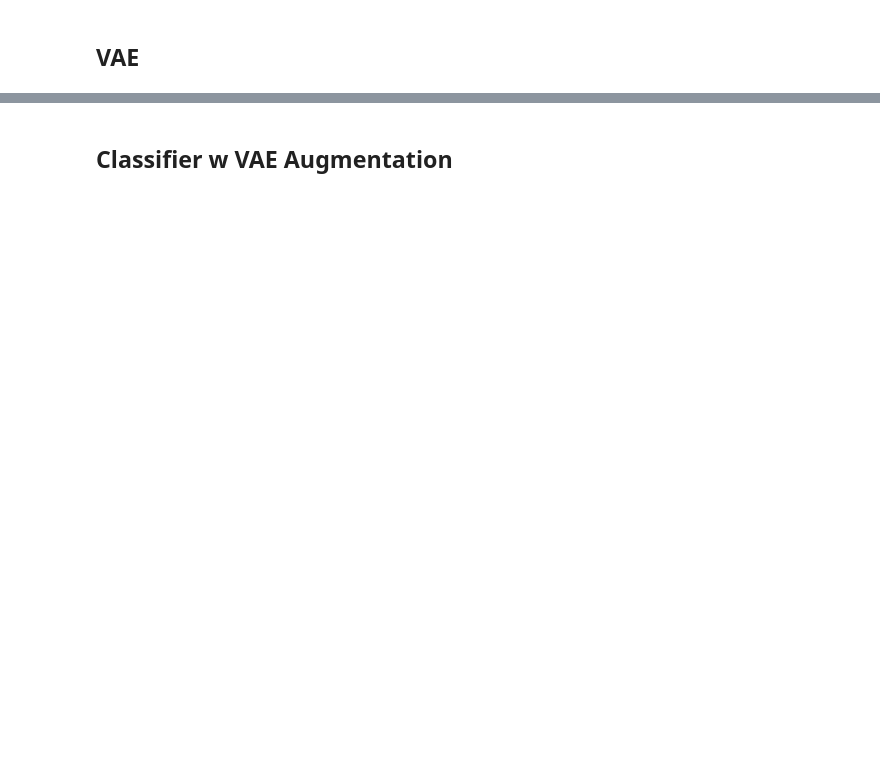
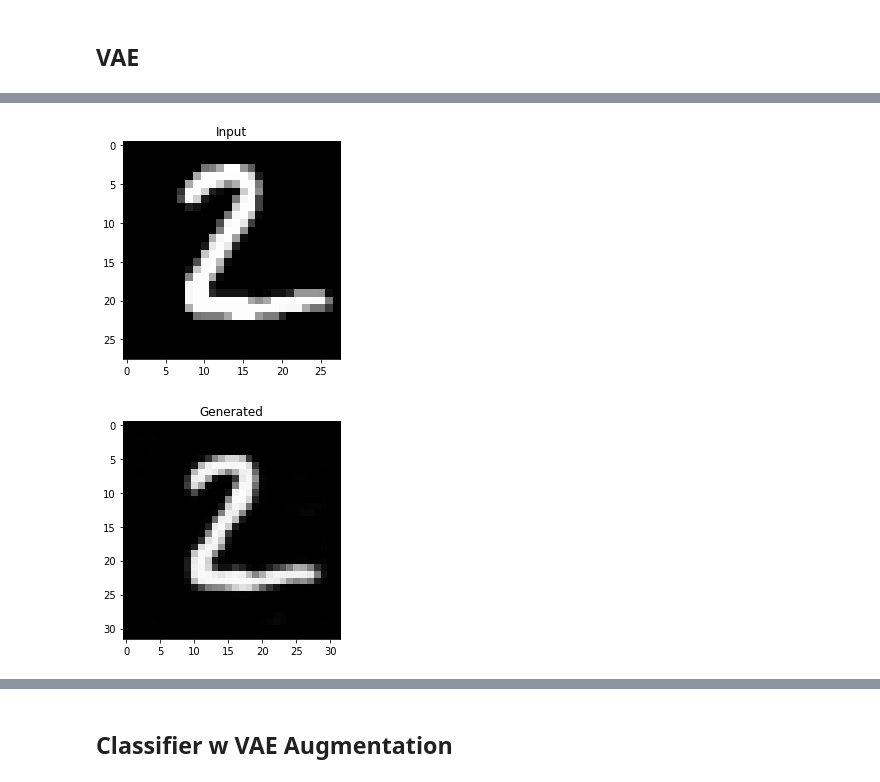
Before and after one commit to bfortuner/learning_data_aug, a Jupyter notebook: LearnDataAugMNIST.ipynb, the cells around one changed output, grey strips where cells are left out. Saved outputs shown, nothing was run; the diff lists cells and outputs as text; code cells hidden in the pictures; blank space fills up the shorter version.

```diff
--- a/LearnDataAugMNIST.ipynb
+++ b/LearnDataAugMNIST.ipynb
@@ -79,8 +80,11 @@ inputs,targs=next(iter(tst_loader))
 recon, mean, var = vae.predict(model, inputs[img_idx])
 out = vae.generate(model, mean*noise, var*noise)
 # %%
-utils.plot_tensor(inputs[img_idx], title="Input", fs=(4,4))
-utils.plot_tensor(out, title="Generated", fs=(4,4))
+utils.plot_batch(inputs[img_idx], title="Input", fs=(4,4))
+utils.plot_batch(out, title="Generated", fs=(4,4))
+# %% [output]
+[figure, added]
+[figure, added]
 # %%
 # Batch
 recon, mean, var = vae.predict(model, inputs)
```
Also changed, not shown: parts of 12 cells of this notebook, 2 other files.
